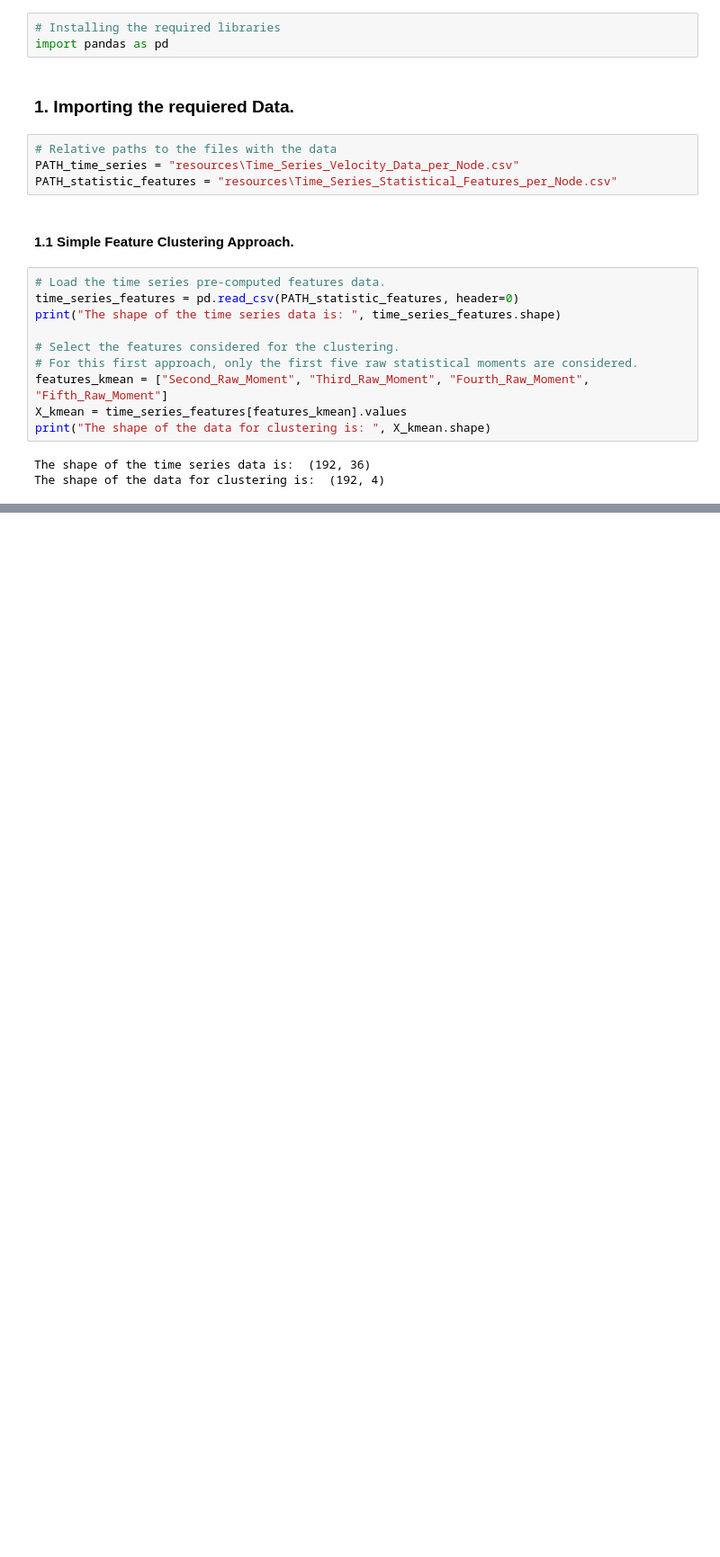
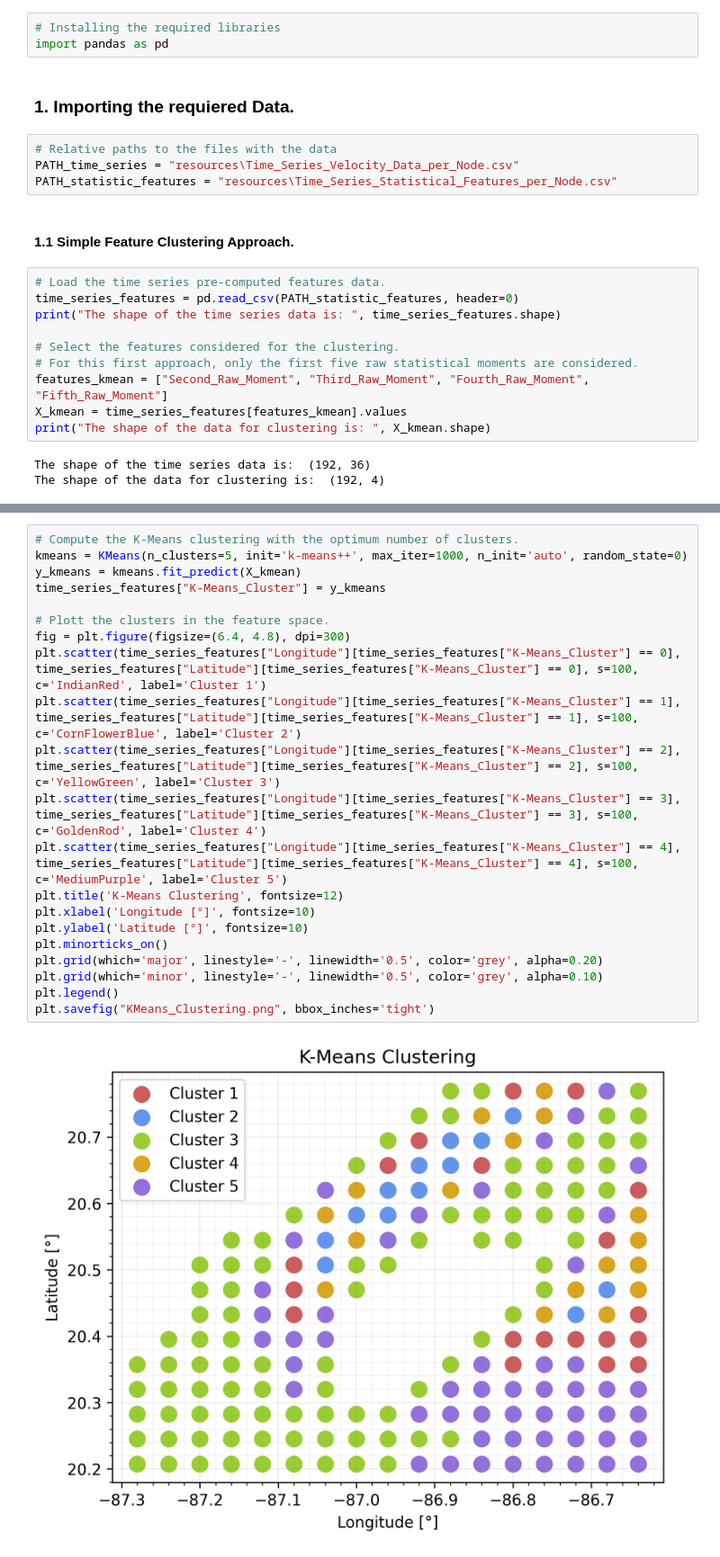
Before and after one commit to gcanop120/Clustering_Nodes_for_Time_Series, a Jupyter notebook: clustering techniques.ipynb, the cells around one changed output, grey strips where cells are left out. Shown at 90% size. Saved outputs shown, nothing was run; the diff lists cells and outputs as text; blank space fills up the shorter version.

```diff
--- a/clustering techniques.ipynb
+++ b/clustering techniques.ipynb
@@ -52,0 +53,23 @@ plt.savefig("Elbow_Method_KMeans.png", bbox_inches='tight')
+# %%
+# Compute the K-Means clustering with the optimum number of clusters.
+kmeans = KMeans(n_clusters=5, init='k-means++', max_iter=1000, n_init='auto', random_state=0)
+y_kmeans = kmeans.fit_predict(X_kmean)
+time_series_features["K-Means_Cluster"] = y_kmeans
+
+# Plott the clusters in the feature space.
+fig = plt.figure(figsize=(6.4, 4.8), dpi=300)
+plt.scatter(time_series_features["Longitude"][time_series_features["K-Means_Cluster"] == 0], time_series_features["Latitude"][time_series_features["K-Means_Cluster"] == 0], s=100, c='IndianRed', label='Cluster 1')
+plt.scatter(time_series_features["Longitude"][time_series_features["K-Means_Cluster"] == 1], time_series_features["Latitude"][time_series_features["K-Means_Cluster"] == 1], s=100, c='CornFlowerBlue', label='Cluster 2')
+plt.scatter(time_series_features["Longitude"][time_series_features["K-Means_Cluster"] == 2], time_series_features["Latitude"][time_series_features["K-Means_Cluster"] == 2], s=100, c='YellowGreen', label='Cluster 3')
+plt.scatter(time_series_features["Longitude"][time_series_features["K-Means_Cluster"] == 3], time_series_features["Latitude"][time_series_features["K-Means_Cluster"] == 3], s=100, c='GoldenRod', label='Cluster 4')
+plt.scatter(time_series_features["Longitude"][time_series_features["K-Means_Cluster"] == 4], time_series_features["Latitude"][time_series_features["K-Means_Cluster"] == 4], s=100, c='MediumPurple', label='Cluster 5')
+plt.title('K-Means Clustering', fontsize=12)
+plt.xlabel('Longitude [°]', fontsize=10)
+plt.ylabel('Latitude [°]', fontsize=10)
+plt.minorticks_on()
+plt.grid(which='major', linestyle='-', linewidth='0.5', color='grey', alpha=0.20)
+plt.grid(which='minor', linestyle='-', linewidth='0.5', color='grey', alpha=0.10)
+plt.legend()
+plt.savefig("KMeans_Clustering.png", bbox_inches='tight')
+# %% [output]
+[figure, added]
```
Also changed, not shown: parts of 3 cells of this notebook, 1 other file.
